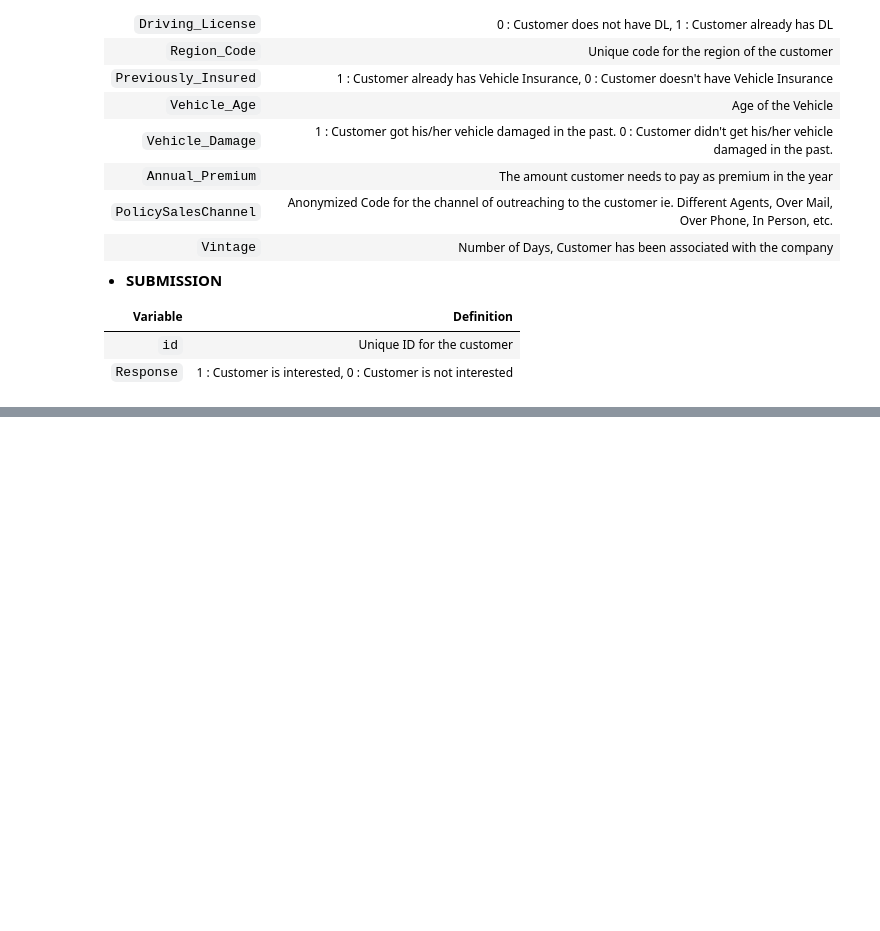
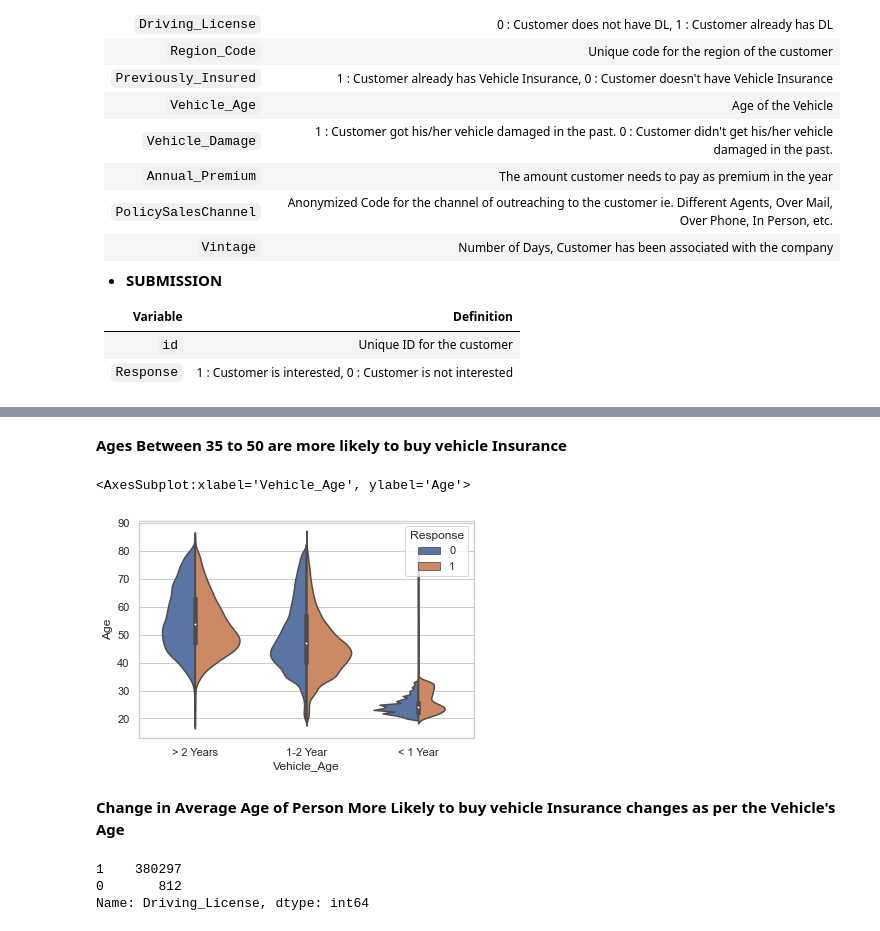
Before and after one commit to goyalshashank/Health-Insurance-Cross-Sell, a Jupyter notebook: Health Insurance Cross Sell Prediction.ipynb, the cells around one changed output, grey strips where cells are left out. Cells and saved outputs as stored; diff of their text form; code cells hidden in the pictures; blank space fills up the shorter version.

```diff
--- a/Health Insurance Cross Sell Prediction.ipynb
+++ b/Health Insurance Cross Sell Prediction.ipynb
@@ -61,0 +227,16 @@ Now, in order to predict, whether the customer would be interested in Vehicle in
+# %% [markdown]
+__Ages Between 35 to 50 are more likely to buy vehicle Insurance__
+# %%
+sns.set_theme(style="whitegrid")
+sns.violinplot(data = train, x = 'Vehicle_Age', y = 'Age', hue = 'Response',split=True)
+# %% [output]
+<AxesSubplot:xlabel='Vehicle_Age', ylabel='Age'>
+[figure, added]
+# %% [markdown]
+__Change in Average Age of Person More Likely to buy vehicle Insurance changes as per the Vehicle's Age__
+# %%
+train.Driving_License.value_counts()
+# %% [output]
+1    380297
+0       812
+Name: Driving_License, dtype: int64
```
Also changed, not shown: parts of 29 cells of this notebook.
